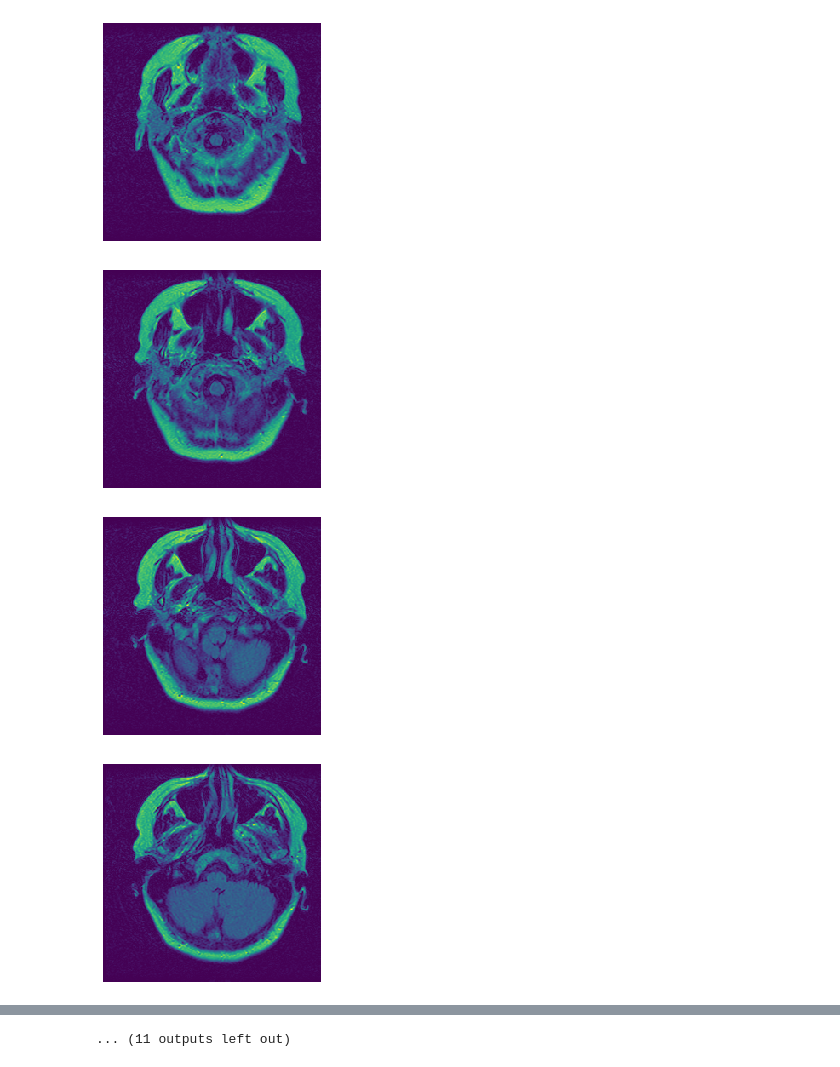
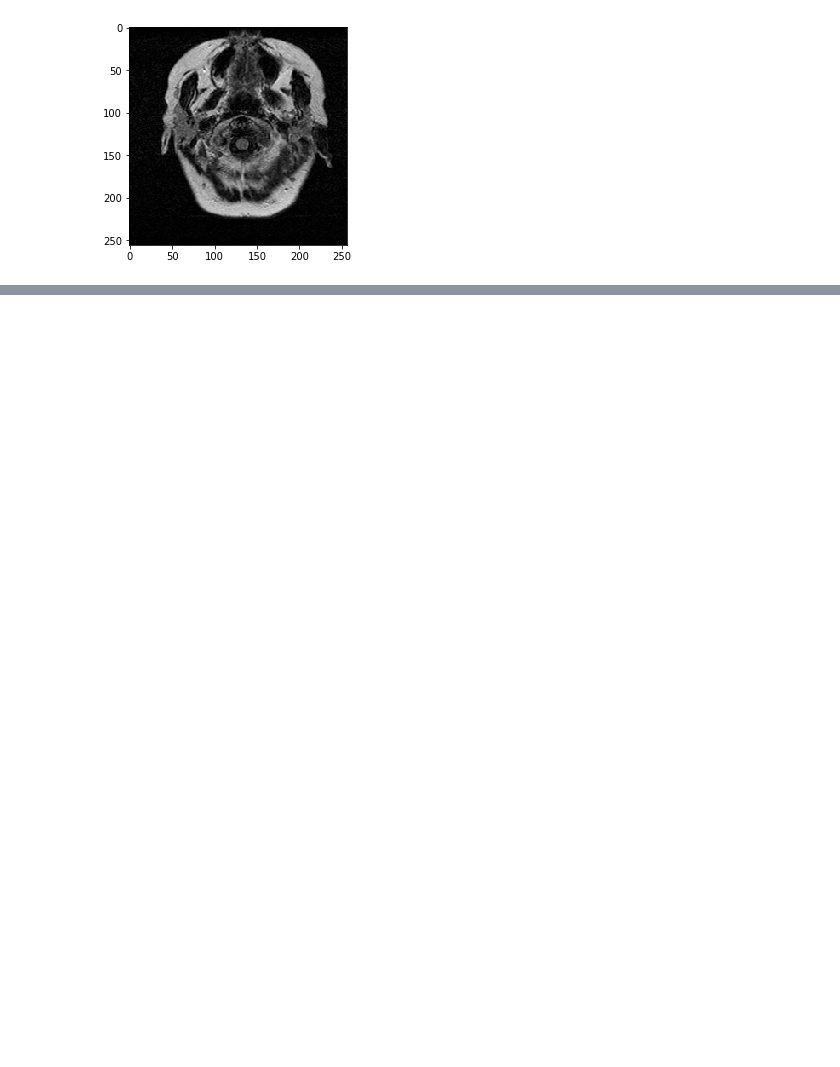
Before and after one commit to brain-tumors-deep-learning-module/TCGA-GBM-training-general-pickle, a Jupyter notebook: Final Generalization.ipynb, the cells around one changed output, grey strips where cells are left out. Drawn from its saved outputs; the diff is of its cells as text; code cells hidden in the pictures; blank space fills up the shorter version.

Commit message:
Third problem occured, unsure of the oytput resolution of the image on plotting. TBD.

```diff
--- a/Final Generalization.ipynb
+++ b/Final Generalization.ipynb
@@ -181,19 +209,13 @@ for patient_id in patients:
 # %%
 result_files = os.listdir(result_directory_path)
 file = 'TCGA-02-0006.pickle'
 patient = open("%s" % (result_directory_path+file), "rb")
 patient_data = pickle.load(patient)
 # for i in patient_data:
 for arrays in patient_data[1]:
-    plt.imshow(arrays)
-    plt.axis('off')
-    ax = plt.gca()
-    ax.xaxis.set_major_locator(mpl.ticker.NullLocator())
-    ax.yaxis.set_major_locator(mpl.ticker.NullLocator())
+    plt.imshow(np.squeeze(arrays), 'gray')
 #     plt.savefig("%s.png" %(imgName), dpi=300, bbox_inches = 'tight', nbins=0, pad_inches=0)
-    plt.show()
+#     plt.show()
+    break
 # %% [output]
-[figure, old version]
+[figure, new version]
-[figure, removed]
-[figure, removed]
-[figure, removed]
@@ -208 +221,0 @@ for arrays in patient_data[1]:
-... (11 outputs left out)
```
Also changed, not shown: parts of 2 cells of this notebook.
